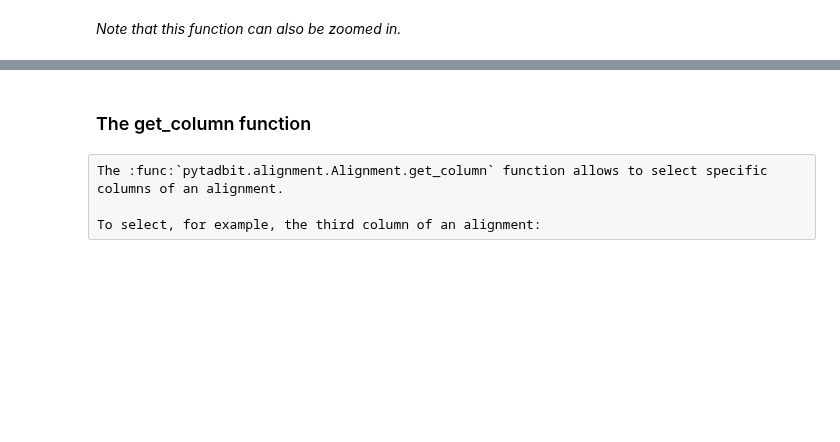
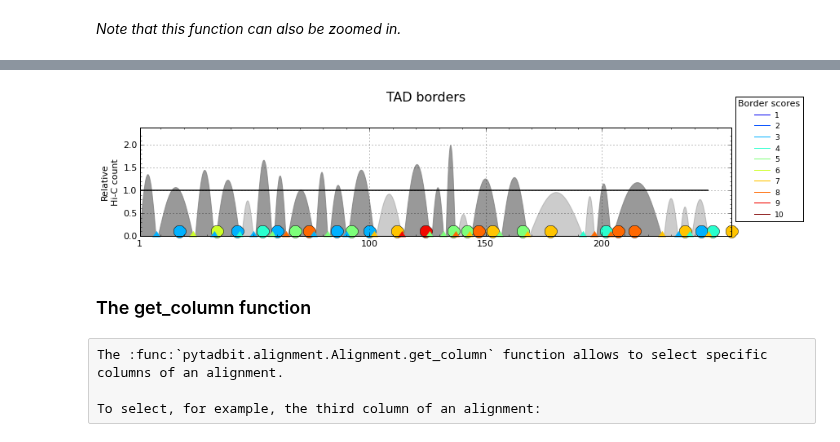
Before and after one commit to 3DGenomes/TADbit, a Jupyter notebook: doc/notebooks/tutorial_2_boundary_alignment.ipynb, the cells around one changed output, grey strips where cells are left out. Cells and saved outputs as stored; diff of their text form; code cells hidden in the pictures; blank space fills up the shorter version.

```diff
--- a/doc/notebooks/tutorial_2_boundary_alignment.ipynb
+++ b/doc/notebooks/tutorial_2_boundary_alignment.ipynb
@@ -89,3 +127,8 @@ ali.draw()
+# %%
+xpr = my_chrom.experiments[0]
+my_chrom.tad_density_plot(0, focus=(1, 300))
+# %% [output]
+[figure, added]
 # %% [markdown]
 ### The get_column function
 # %% [raw]
```
Also changed, not shown: parts of 6 cells of this notebook, 8 other files.
